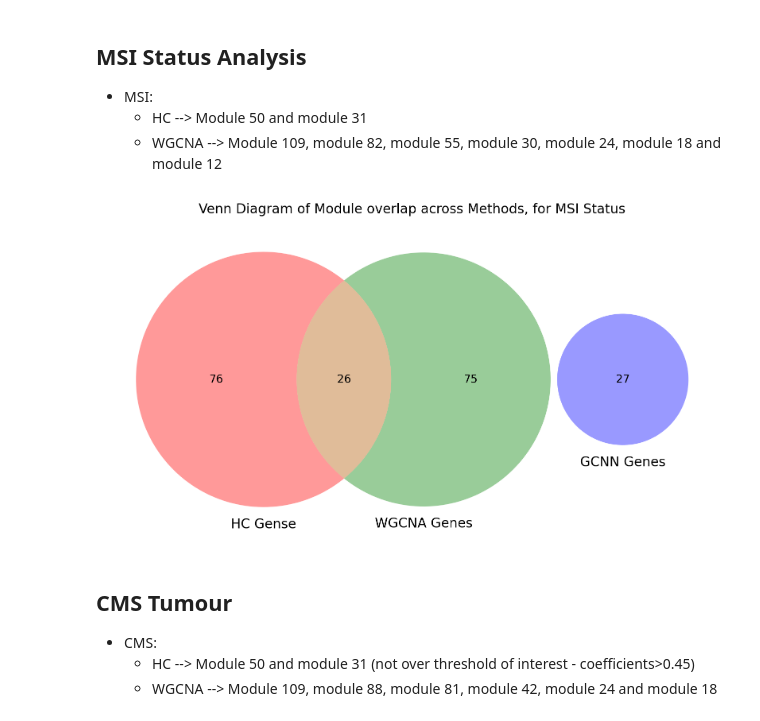
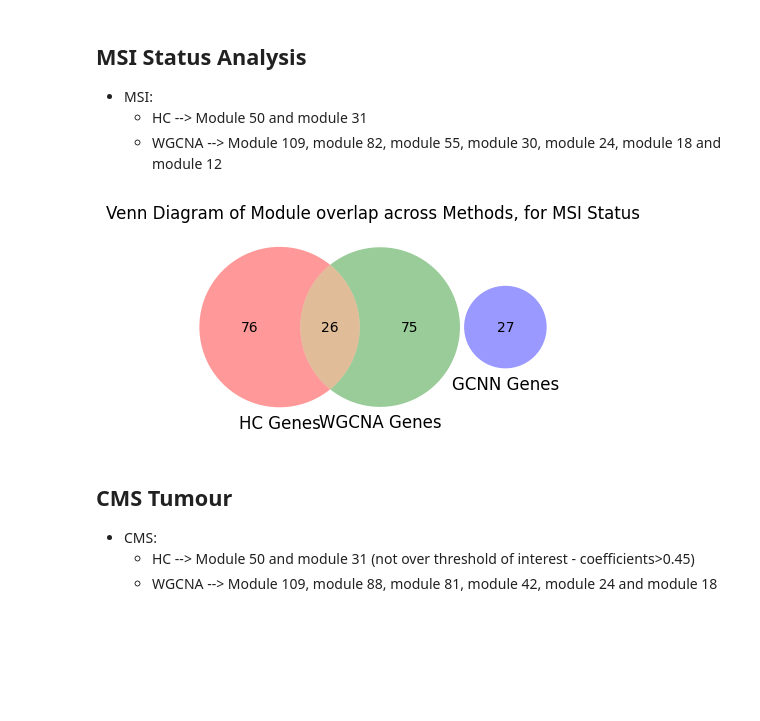
Before and after one commit to xandri99/Thesis, a Jupyter notebook: notebooks/Comparative_Analysis.ipynb, the cells around one changed output. Saved outputs shown, nothing was run; the diff lists cells and outputs as text; code cells hidden in the pictures; blank space fills up the shorter version.

```diff
--- a/notebooks/Comparative_Analysis.ipynb
+++ b/notebooks/Comparative_Analysis.ipynb
@@ -95,22 +95,22 @@ plt.show()
 # %%
 # Extract the modules of interest from HC and WGCNA
 hc_modules_MSI = hc_modules[hc_modules['Module'].isin([50, 31])]
 wgcna_modules_MSI = wgcna_modules[wgcna_modules['Module'].isin([55, 24, 18, 12])]
 
 # Extract the names of the Genes from all 3 modules
 hc_MSI_gene_names = set(hc_modules_MSI['Gene Name'])
 wgcna_MSI_gene_names = set(wgcna_modules_MSI['Gene Name'])
 gcnn_MSI_gene_names = set(gcnn_MSI_modules['Gene Name'])
 
 # Create the Venn diagram
-plt.figure(figsize=(10, 7))
+plt.figure(figsize=(5, 3))
 venn3([hc_MSI_gene_names, wgcna_MSI_gene_names, gcnn_MSI_gene_names], ('HC Genes', 'WGCNA Genes', 'GCNN Genes'))
 
 # Display the Venn diagram
 plt.title("Venn Diagram of Module overlap across Methods, for MSI Status")
 plt.show()
 # %% [output]
-[figure, old version]
+[figure, new version]
 # %% [markdown]
 ## CMS Tumour
 
```
Also changed, not shown: parts of 1 cell of this notebook.
